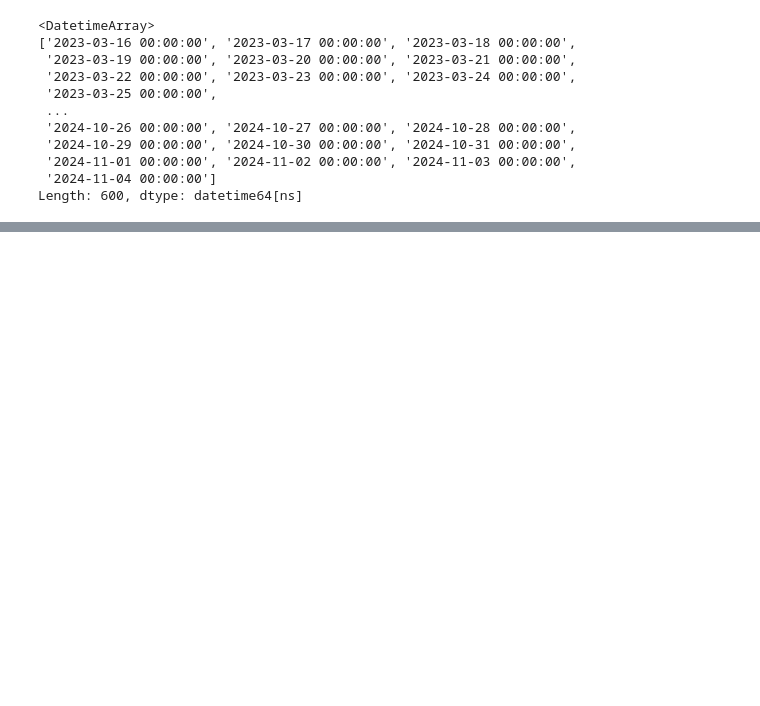
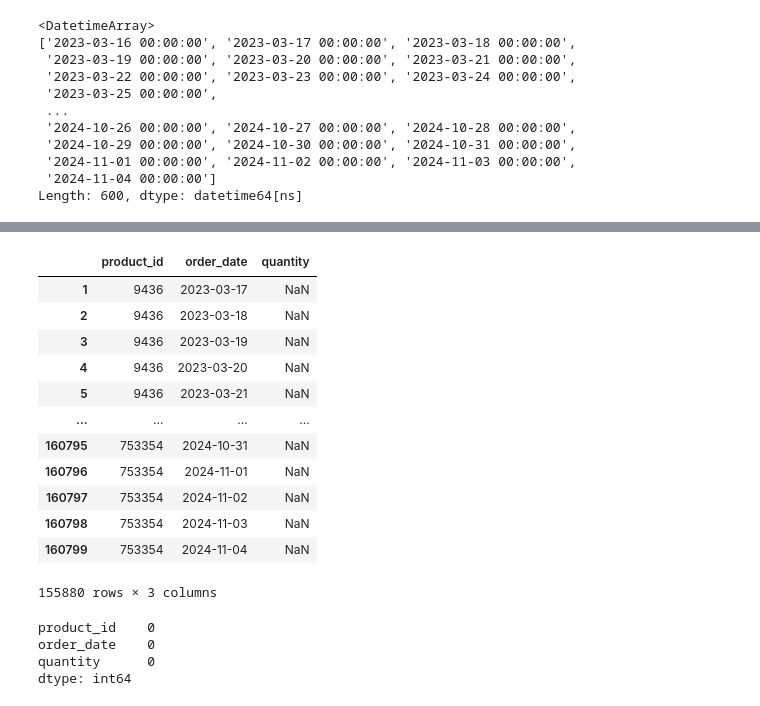
Before and after one commit to pratik74988/blinkit-Demand-Forecasting, a Jupyter notebook: blinkit-demand-forcasting.ipynb, the cells around one changed output, grey strips where cells are left out. Cells and saved outputs as stored; diff of their text form; code cells hidden in the pictures; blank space fills up the shorter version.

```diff
--- a/blinkit-demand-forcasting.ipynb
+++ b/blinkit-demand-forcasting.ipynb
@@ -216,0 +299,25 @@ Length: 600, dtype: datetime64[ns]
+# %%
+df_full[df_full['quantity'].isna()]
+# %% [output]
+|  | product_id | order_date | quantity |
+| 1 | 9436 | 2023-03-17 | NaN |
+| 2 | 9436 | 2023-03-18 | NaN |
+| 3 | 9436 | 2023-03-19 | NaN |
+| 4 | 9436 | 2023-03-20 | NaN |
+| 5 | 9436 | 2023-03-21 | NaN |
+| ... | ... | ... | ... |
+| 160795 | 753354 | 2024-10-31 | NaN |
+| 160796 | 753354 | 2024-11-01 | NaN |
+| 160797 | 753354 | 2024-11-02 | NaN |
+| 160798 | 753354 | 2024-11-03 | NaN |
+| 160799 | 753354 | 2024-11-04 | NaN |
+155880 rows × 3 columns
+# %%
+df_full['quantity'] = df_full['quantity'].fillna(0)
+
+df_full.isna().sum()
+# %% [output]
+product_id    0
+order_date    0
+quantity      0
+dtype: int64
```
Also changed, not shown: parts of 20 cells of this notebook.
